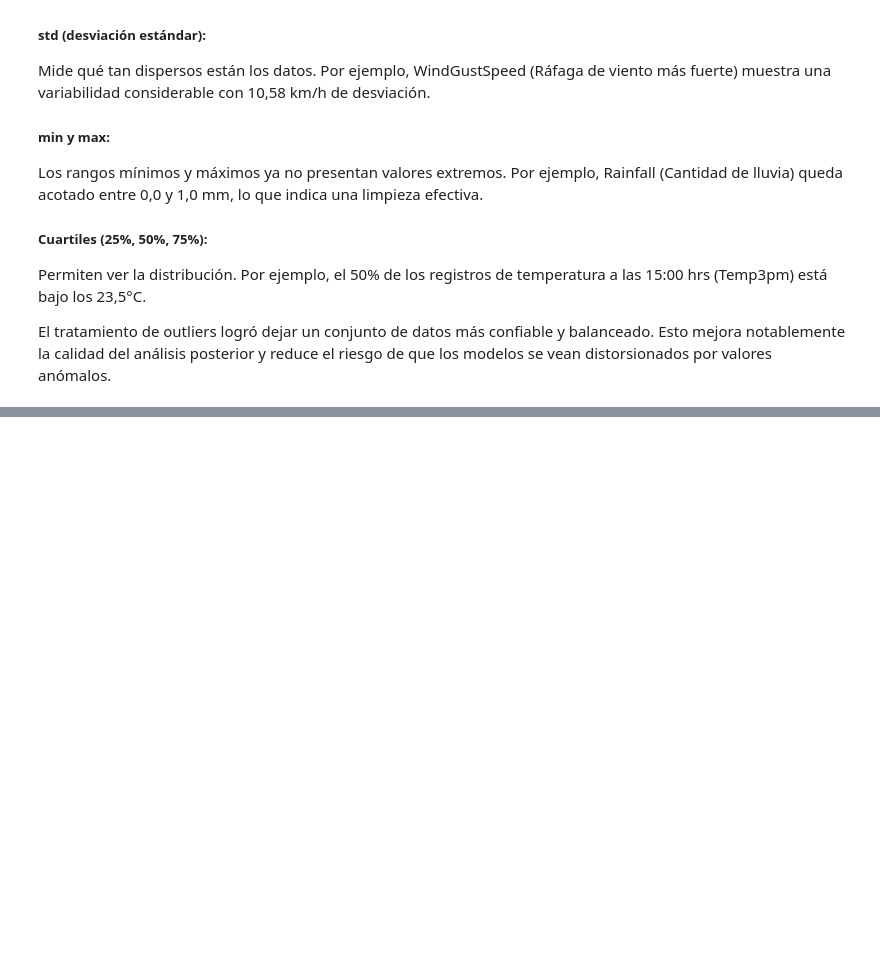
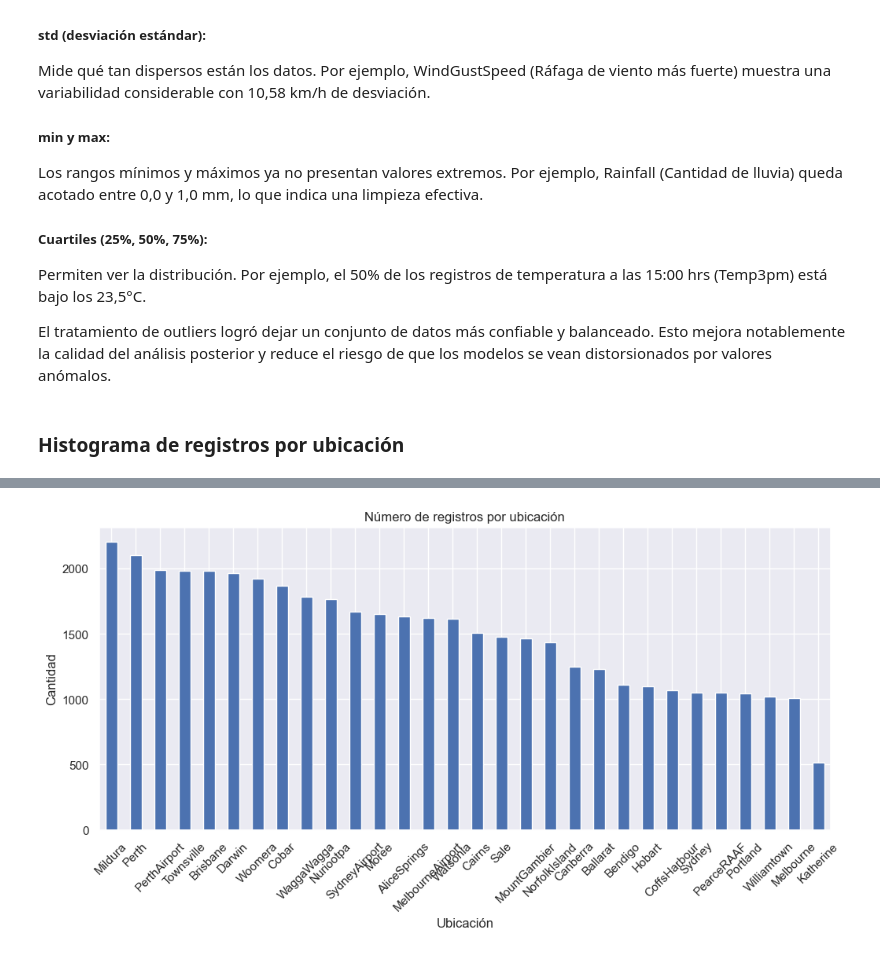
Before and after one commit to Manolowo/MineriadeDatos_Meteorologia, a Jupyter notebook: commonwealth/notebooks/02_data_understanding.ipynb, the cells around one changed output, grey strips where cells are left out. Saved outputs shown, nothing was run; the diff lists cells and outputs as text; code cells hidden in the pictures; blank space fills up the shorter version.

```diff
--- a/commonwealth/notebooks/02_data_understanding.ipynb
+++ b/commonwealth/notebooks/02_data_understanding.ipynb
@@ -440,3 +440,13 @@ Permiten ver la distribución. Por ejemplo, el 50% de los registros de temperatu
 
 
 El tratamiento de outliers logró dejar un conjunto de datos más confiable y balanceado. Esto mejora notablemente la calidad del análisis posterior y reduce el riesgo de que los modelos se vean distorsionados por valores anómalos.
+# %% [markdown]
+### Histograma de registros por ubicación
+# %%
+df['Location'].value_counts().nlargest(30).plot(kind='bar', figsize=(12,5))
+plt.title("Número de registros por ubicación")
+plt.xlabel("Ubicación")
+plt.ylabel("Cantidad")
+plt.xticks(rotation=45)
+plt.show()
+# %% [output]
@@ -442,0 +454 @@ El tratamiento de outliers logró dejar un conjunto de datos más confiable y ba
+[figure, added]
```
Also changed, not shown: parts of 10 cells of this notebook, 1 other file.
